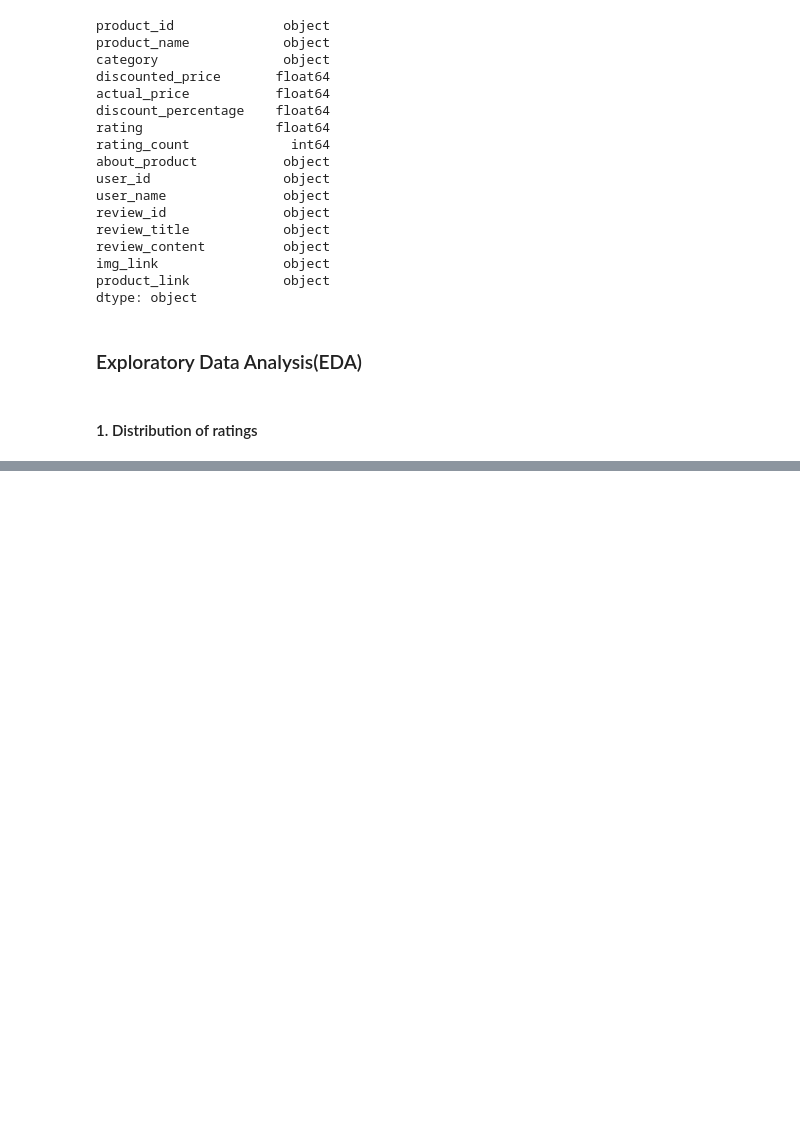
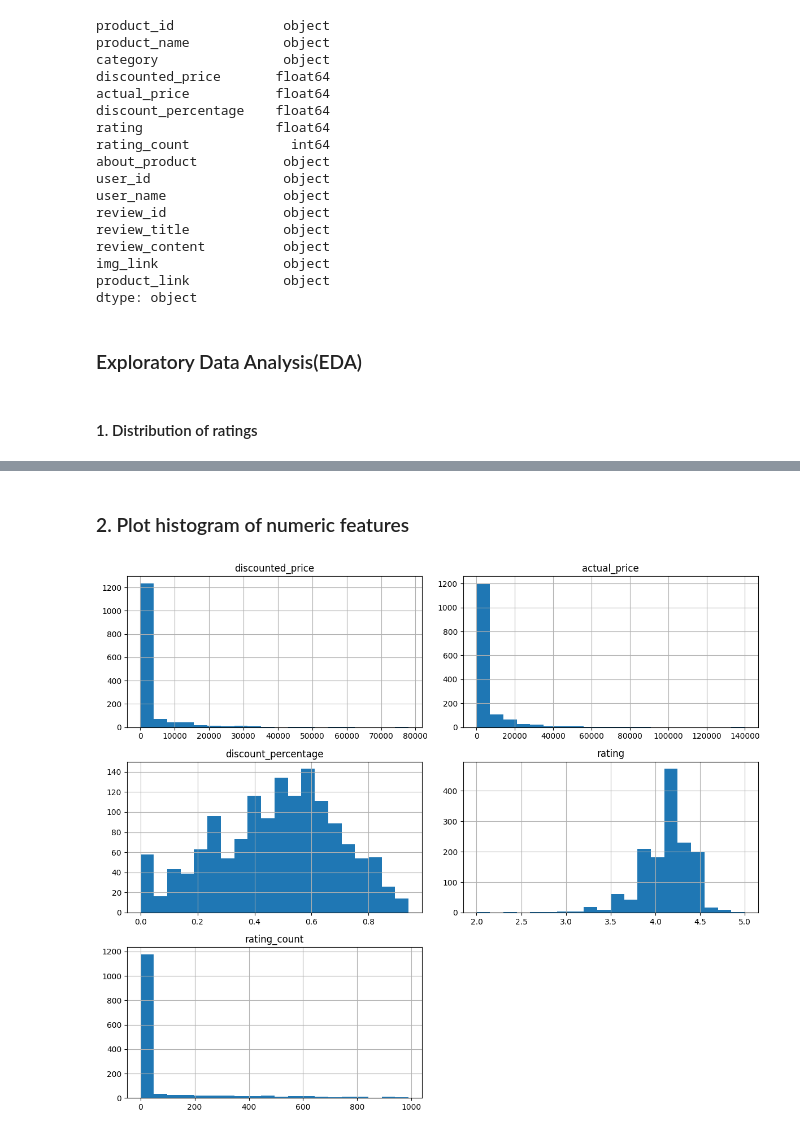
Before and after one commit to samwanyua/Amazon-UK-Products-EDA-ML-Project, a Jupyter notebook: Notebook.ipynb, the cells around one changed output, grey strips where cells are left out. Saved outputs shown, nothing was run; the diff lists cells and outputs as text; code cells hidden in the pictures; blank space fills up the shorter version.

```diff
--- a/Notebook.ipynb
+++ b/Notebook.ipynb
@@ -136,0 +146,9 @@ dtype: object
+# %% [markdown]
+### 2. Plot histogram of numeric features
+# %%
+numeric_features = ["discounted_price", "actual_price", "discount_percentage", "rating", "rating_count"]
+df[numeric_features].hist(figsize=(12,10), bins=20)
+plt.tight_layout()
+plt.show()
+# %% [output]
+[figure, added]
```
Also changed, not shown: parts of 1 cell of this notebook.
